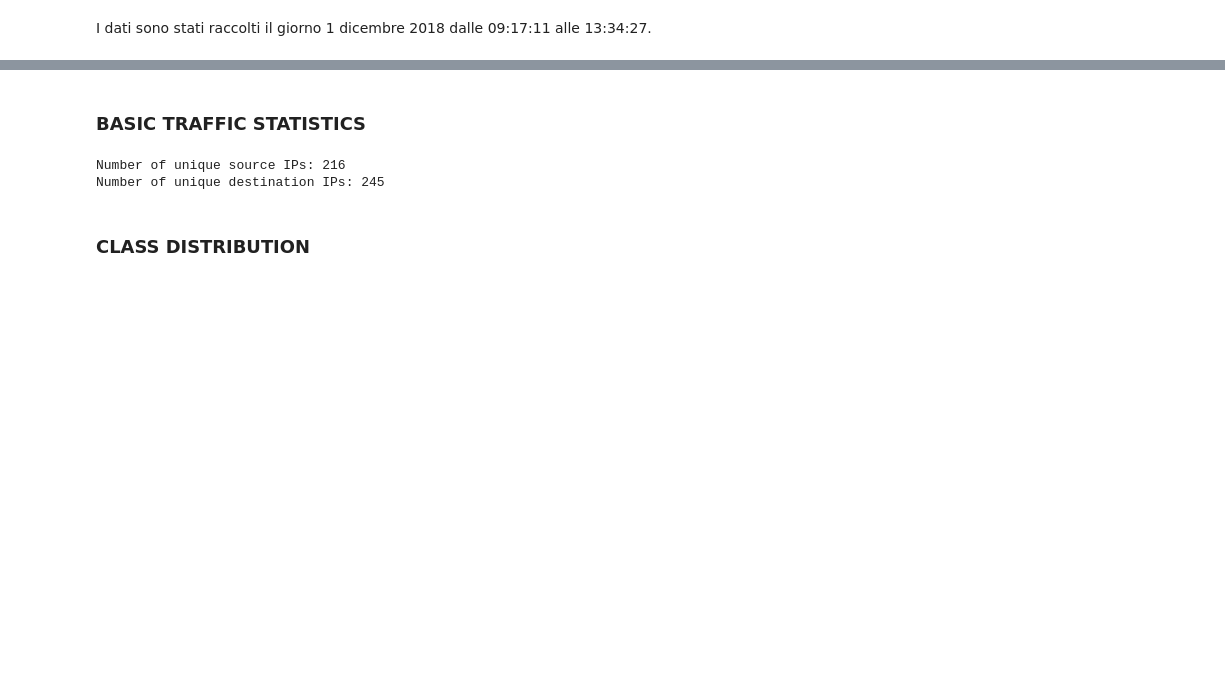
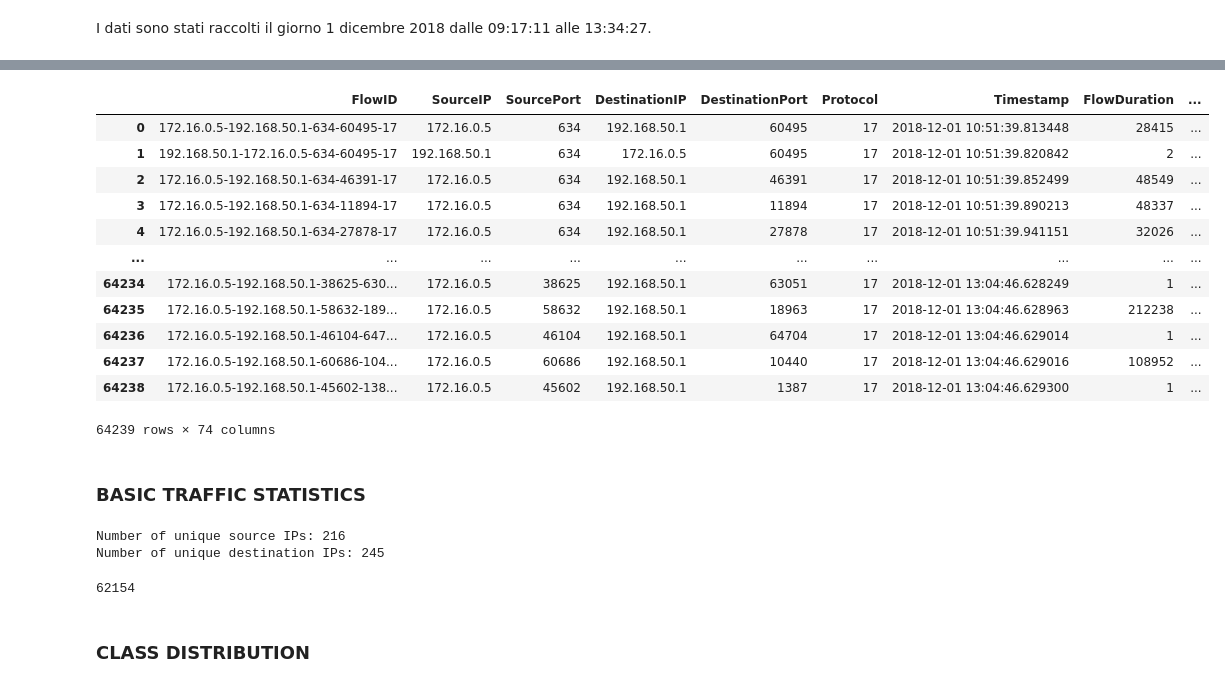
Before and after one commit to alby0304/DDoS_Attacks_Detection-Characterization, a Jupyter notebook: script.ipynb, the cells around one changed output, grey strips where cells are left out. Saved outputs shown, nothing was run; the diff lists cells and outputs as text; code cells hidden in the pictures; blank space fills up the shorter version.

```diff
--- a/script.ipynb
+++ b/script.ipynb
@@ -58,17 +73,14 @@ Name: count, dtype: int64
 # %%
-#In this section we remove columns that have the same value in every row (no variability), since they are meanningless for the analysis or modeling
-#We can notice that 12 columns have just one unique value, so we went from 88 columns to 76 columns
+unique_val = df.apply(lambda col: col.unique())
 
-#unique values per column
-uniqueVpc = df.apply(lambda col: col.unique())
-
-#Columns with just one unique value
-cwov = uniqueVpc[uniqueVpc.apply(len) == 1].index
+col_unique_val = unique_val[unique_val.apply(len) == 1].index
 
 print("Columns meaningless beacuse they have the same value on all rows:")
-print(cwov)
+print(col_unique_val)
 
-df = df.drop(columns=cwov)
+df.drop(columns=col_unique_val,inplace=True)
+
+print(f"The dataset has now {df.shape[0]} rows and {df.shape[1]}")
 # %% [output]
 Columns meaningless beacuse they have the same value on all rows:
 Index(['BwdPSHFlags', 'FwdURGFlags', 'BwdURGFlags', 'FINFlagCount',
@@ -92,3 +105,23 @@ df.describe()
+# %%
+df['FlowID']=df["SourceIP"] + "-" + df["DestinationIP"] + "-" + \
+               df["SourcePort"].astype(str) + "-" + \
+               df["DestinationPort"].astype(str) + "-" + \
+               df["Protocol"].astype(str)
+df
+# %% [output]
+|  | FlowID | SourceIP | SourcePort | DestinationIP | DestinationPort | Protocol | Timestamp | FlowDuration | ... |
+| 0 | 172.16.0.5-192.168.50.1-634-60495-17 | 172.16.0.5 | 634 | 192.168.50.1 | 60495 | 17 | 2018-12-01 10:51:39.813448 | 28415 | ... |
+| 1 | 192.168.50.1-172.16.0.5-634-60495-17 | 192.168.50.1 | 634 | 172.16.0.5 | 60495 | 17 | 2018-12-01 10:51:39.820842 | 2 | ... |
+| 2 | 172.16.0.5-192.168.50.1-634-46391-17 | 172.16.0.5 | 634 | 192.168.50.1 | 46391 | 17 | 2018-12-01 10:51:39.852499 | 48549 | ... |
+| 3 | 172.16.0.5-192.168.50.1-634-11894-17 | 172.16.0.5 | 634 | 192.168.50.1 | 11894 | 17 | 2018-12-01 10:51:39.890213 | 48337 | ... |
+| 4 | 172.16.0.5-192.168.50.1-634-27878-17 | 172.16.0.5 | 634 | 192.168.50.1 | 27878 | 17 | 2018-12-01 10:51:39.941151 | 32026 | ... |
+| ... | ... | ... | ... | ... | ... | ... | ... | ... | ... |
+| 64234 | 172.16.0.5-192.168.50.1-38625-630... | 172.16.0.5 | 38625 | 192.168.50.1 | 63051 | 17 | 2018-12-01 13:04:46.628249 | 1 | ... |
+| 64235 | 172.16.0.5-192.168.50.1-58632-189... | 172.16.0.5 | 58632 | 192.168.50.1 | 18963 | 17 | 2018-12-01 13:04:46.628963 | 212238 | ... |
+| 64236 | 172.16.0.5-192.168.50.1-46104-647... | 172.16.0.5 | 46104 | 192.168.50.1 | 64704 | 17 | 2018-12-01 13:04:46.629014 | 1 | ... |
+| 64237 | 172.16.0.5-192.168.50.1-60686-104... | 172.16.0.5 | 60686 | 192.168.50.1 | 10440 | 17 | 2018-12-01 13:04:46.629016 | 108952 | ... |
+| 64238 | 172.16.0.5-192.168.50.1-45602-138... | 172.16.0.5 | 45602 | 192.168.50.1 | 1387 | 17 | 2018-12-01 13:04:46.629300 | 1 | ... |
+64239 rows × 74 columns
 # %% [markdown]
 ### BASIC TRAFFIC STATISTICS
 # %%
@@ -98,9 +131,11 @@ n_dst_ip = df["DestinationIP"].nunique()
 
 print(f"Number of unique source IPs: {n_src_ip}")
 print(f"Number of unique destination IPs: {n_dst_ip}")
+n_flow
 # %% [output]
 Number of unique source IPs: 216
 Number of unique destination IPs: 245
+62154
 # %% [markdown]
 ### CLASS DISTRIBUTION
 # %%
```
Also changed, not shown: parts of 9 cells of this notebook.
